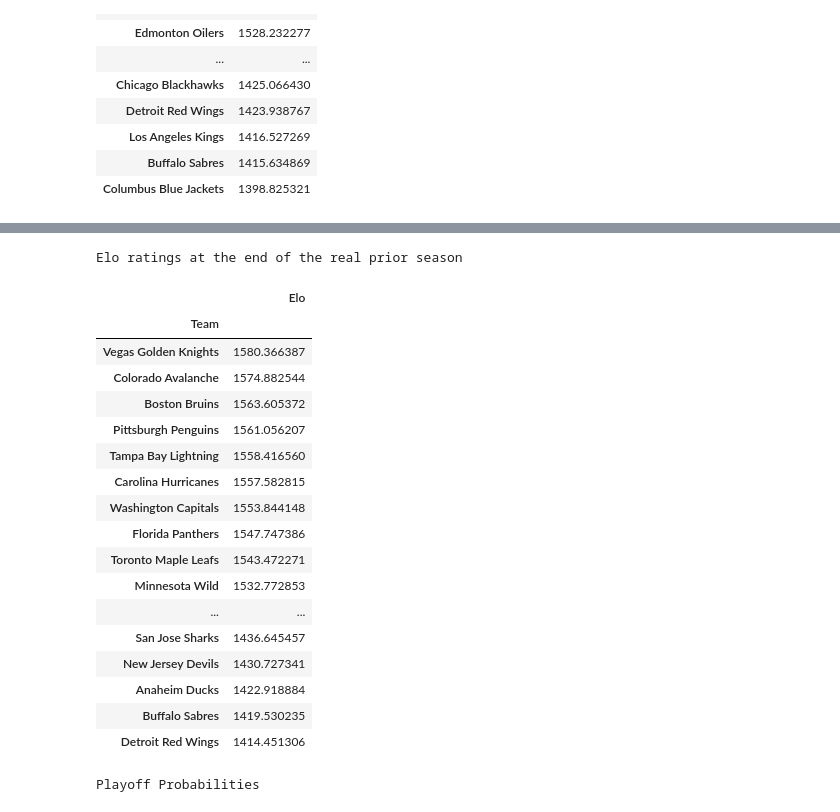
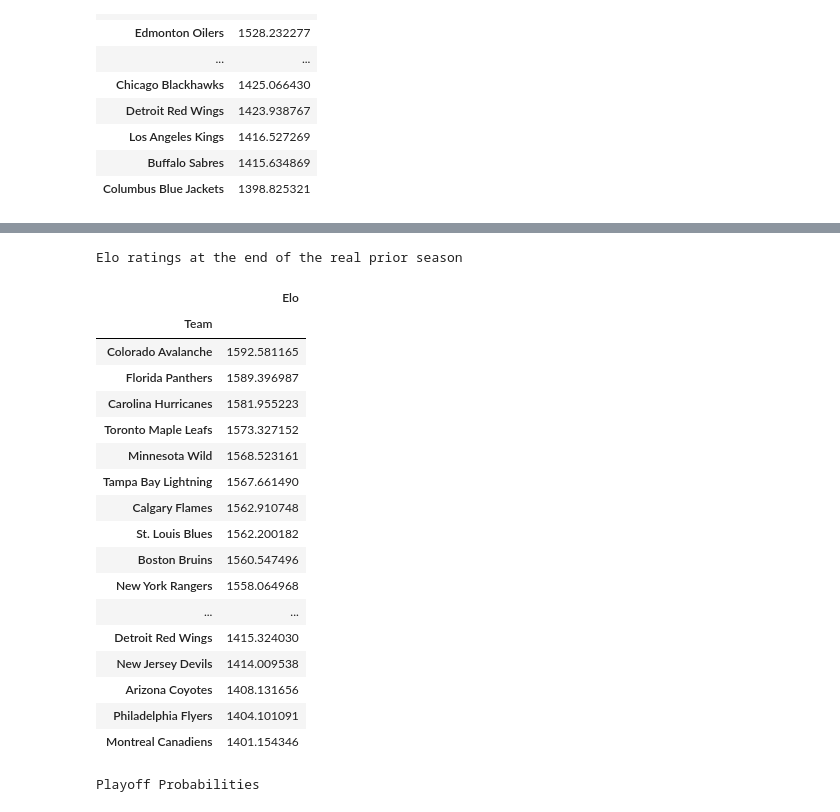
Before and after one commit to hinayatali9/MIE368_PROJECT, a Jupyter notebook: team_proj/scripts/Forecasting Games.ipynb, the cells around one changed output, grey strips where cells are left out. Saved outputs shown, nothing was run; the diff lists cells and outputs as text; code cells hidden in the pictures.

```diff
--- a/team_proj/scripts/Forecasting Games.ipynb
+++ b/team_proj/scripts/Forecasting Games.ipynb
@@ -286,9 +287,10 @@ def playoff_tracker(simulation_pts, playoffs_made):
 
     return playoffs_made
 # %%
-df2 = copy.deepcopy(scores_df[scores_df['Season'] == 2022])
-season_2022 = df2.copy()
-num_simulations = 500
+np.random.seed(1)
+
+season_2022 = copy.deepcopy(scores_df[scores_df['Season'] == 2022])
+num_simulations = 100
 season_weight = 0.7
 average_weight = 0.3
 
@@ -299,8 +301,7 @@ standings = {team: np.zeros(num_simulations) for team in df2['Home'].unique()}
 playoffs_counter = {team: 0 for team in df2['Home'].unique()}
 
 for simulation in range(num_simulations):
-    elo = copy.deepcopy(final_season_elos[2021])  # Creating a deep copy of final_season_elos[2021]
-    elo_end = elo.copy()  # Initial copy for modifications
+    elo_end = copy.deepcopy(final_season_elos[2021])  # Creating a deep copy of final_season_elos[2021]
 
     elo_ratings = {}  # Reset Elo ratings for the new season
 
@@ -465,32 +484,32 @@ Elo ratings at the end of the simulation
 # %%
 print("Elo ratings at the end of the real prior season")
 
 elo_df = pd.DataFrame(columns = ['Elo']).rename_axis('Team')
 
-for team, elo in final_season_elos[2021].items():
+for team, elo in final_season_elos[2022].items():
     elo_df.loc[team] = [elo]
 
 elo_df.sort_values(by='Elo', ascending=False)
 # %% [output]
 Elo ratings at the end of the real prior season
 |  | Elo |
 | Team |  |
-| Vegas Golden Knights | 1580.366387 |
-| Colorado Avalanche | 1574.882544 |
-| Boston Bruins | 1563.605372 |
-| Pittsburgh Penguins | 1561.056207 |
-| Tampa Bay Lightning | 1558.416560 |
-| Carolina Hurricanes | 1557.582815 |
-| Washington Capitals | 1553.844148 |
-| Florida Panthers | 1547.747386 |
-| Toronto Maple Leafs | 1543.472271 |
-| Minnesota Wild | 1532.772853 |
+| Colorado Avalanche | 1592.581165 |
+| Florida Panthers | 1589.396987 |
+| Carolina Hurricanes | 1581.955223 |
+| Toronto Maple Leafs | 1573.327152 |
+| Minnesota Wild | 1568.523161 |
+| Tampa Bay Lightning | 1567.661490 |
+| Calgary Flames | 1562.910748 |
+| St. Louis Blues | 1562.200182 |
+| Boston Bruins | 1560.547496 |
+| New York Rangers | 1558.064968 |
 | ... | ... |
-| San Jose Sharks | 1436.645457 |
-| New Jersey Devils | 1430.727341 |
-| Anaheim Ducks | 1422.918884 |
-| Buffalo Sabres | 1419.530235 |
-| Detroit Red Wings | 1414.451306 |
+| Detroit Red Wings | 1415.324030 |
+| New Jersey Devils | 1414.009538 |
+| Arizona Coyotes | 1408.131656 |
+| Philadelphia Flyers | 1404.101091 |
+| Montreal Canadiens | 1401.154346 |
 # %%
 print("Playoff Probabilities")
 
```
Also changed, not shown: parts of 4 cells of this notebook.
